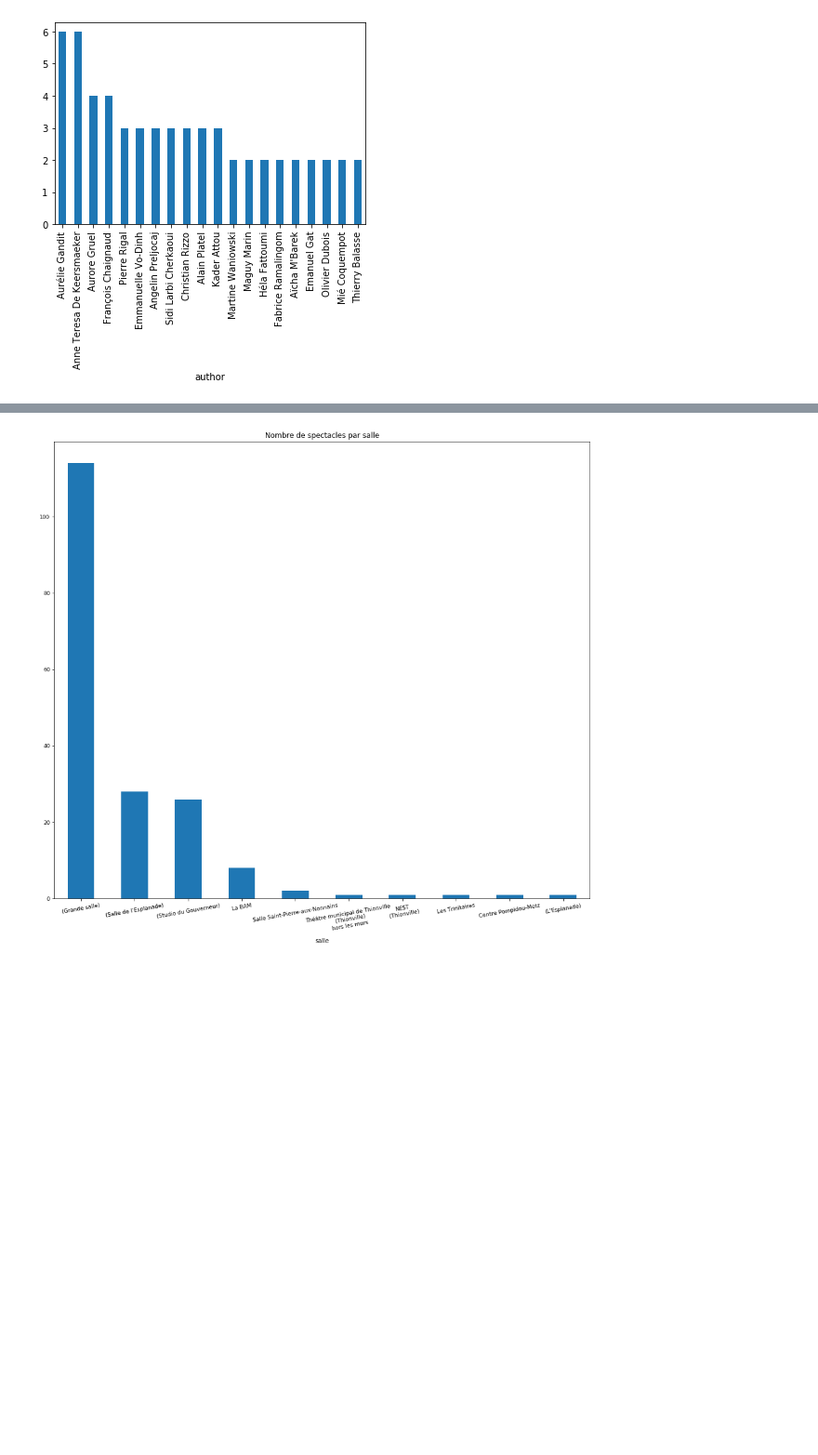
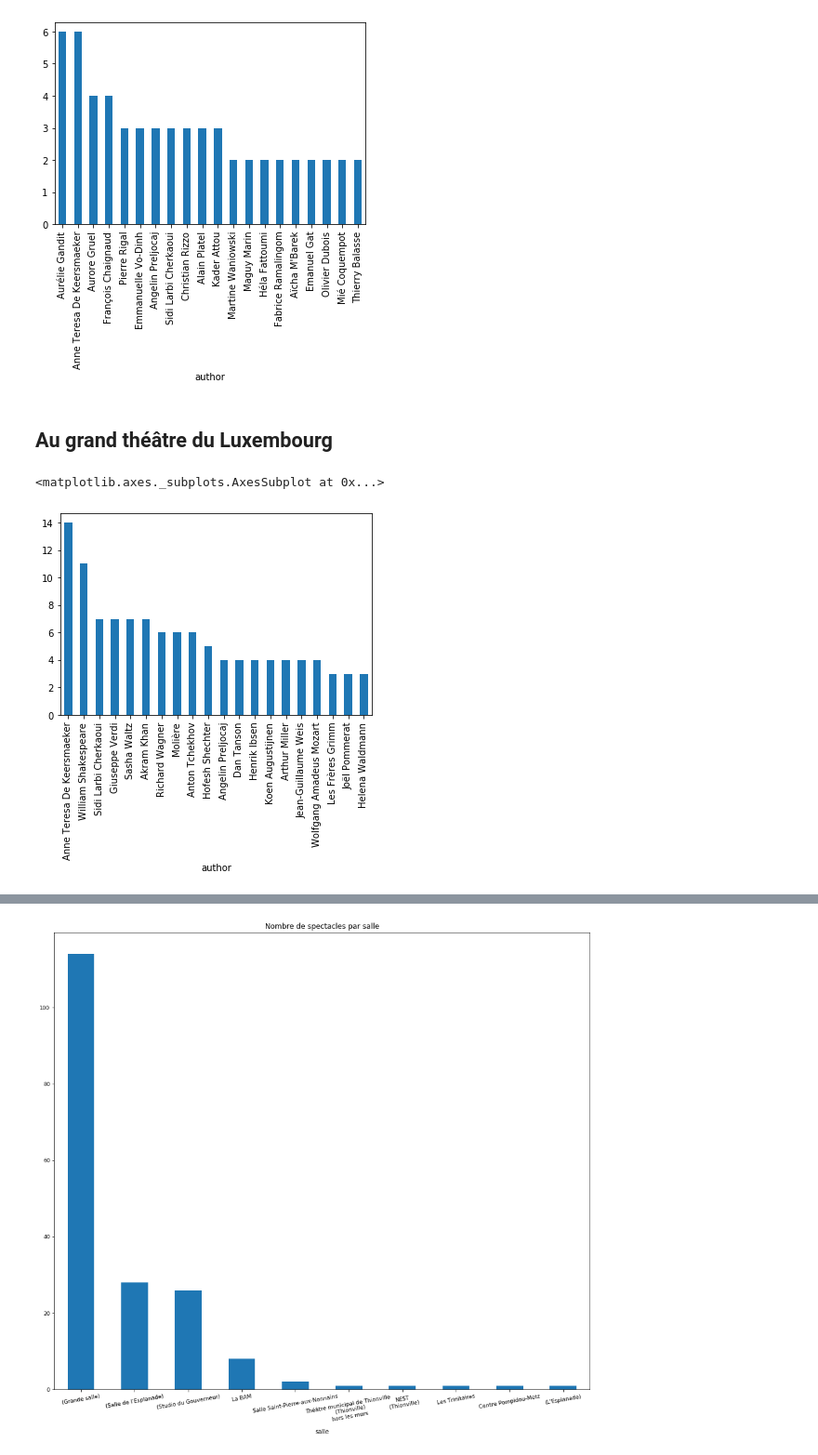
Before and after one commit to eliselavy/scrapper-notebook, a Jupyter notebook: notebooks/archives_spectacle/question_archives.ipynb, the cells around one changed output, grey strips where cells are left out. Shown: that part at 93% size. Drawn from its saved outputs; the diff is of its cells as text; code cells hidden in the pictures; blank space fills up the shorter version.

```diff
--- a/notebooks/archives_spectacle/question_archives.ipynb
+++ b/notebooks/archives_spectacle/question_archives.ipynb
@@ -34,3 +36,23 @@ df_organism.groupby(["author"]).author.count().sort_values(ascending=False).head
 # %% [output]
 <matplotlib.axes._subplots.AxesSubplot at 0x...>
 [figure]
+# %% [markdown]
+
+## Au grand théâtre du Luxembourg
+# %%
+import pandas as pd
+csv_file_path = "all_10_years_organism_383.csv"
+df_organism = pd.read_csv(csv_file_path)
+# drop=True Delete columns to be used as the new index.
+# inplace=True Modify the DataFrame in place (do not create a new object).
+# verify_integrity Check the new index for duplicates. Otherwise defer the check until necessary. Setting to False will improve the performance of this method.
+
+df_organism = df_organism[df_organism['performanceId'] != 0]
+df_organism.set_index(['performanceId'], drop=True, inplace=True)
+
+#df_organism.authordId.value_counts()
+
+df_organism.groupby(["author"]).author.count().sort_values(ascending=False).head(20).plot.bar()
+# %% [output]
+<matplotlib.axes._subplots.AxesSubplot at 0x...>
+[figure, added]
```
Also changed, not shown: parts of 7 cells of this notebook, 2 other files.
